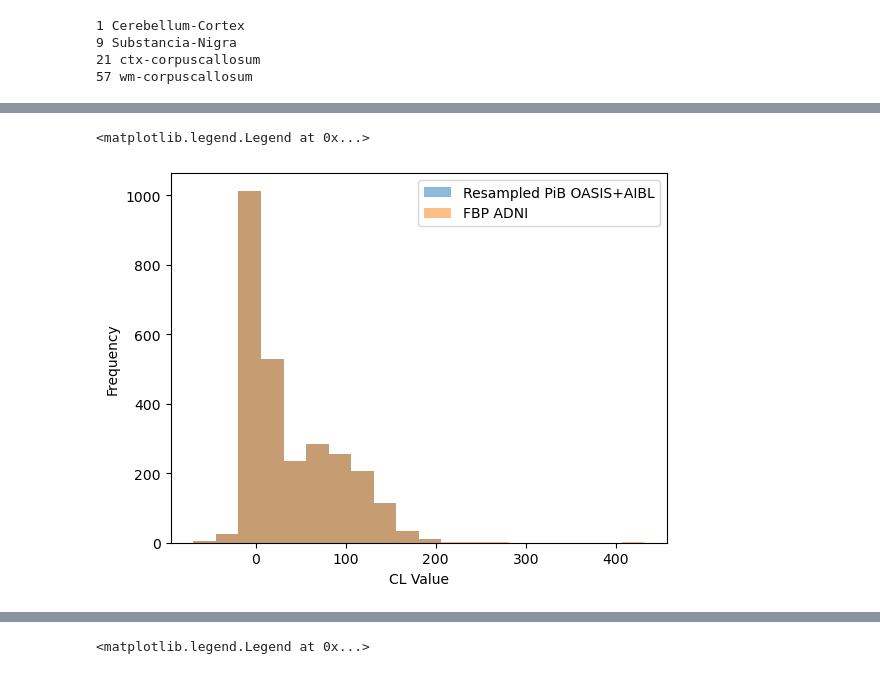
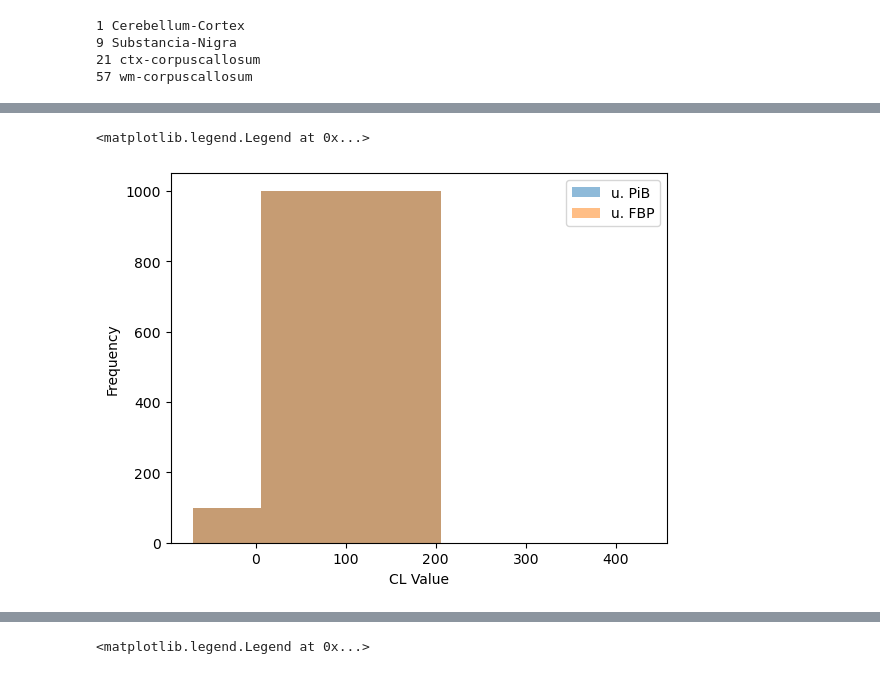
Before and after one commit to SoloChe/PET_cycleGAN, a Jupyter notebook: PET_data_check.ipynb, the cells around one changed output, grey strips where cells are left out. Drawn from its saved outputs; the diff is of its cells as text; code cells hidden in the pictures.

```diff
--- a/PET_data_check.ipynb
+++ b/PET_data_check.ipynb
@@ -114,3 +111,19 @@ uFBP_CL = uFBP_CL['CL']
+# %%
+# merge uPiB1 and uPiB2
+uPiB_df = pd.concat([uPiB1_df, uPiB2_df, uPiB3_df, uPiB4_df, uPiB5_df], axis=0)
+uPiB_df_RSF = pd.concat([uPiB1_df_RSF, uPiB2_df_RSF, uPiB3_df_RSF, uPiB4_df_RSF, uPiB5_df_RSF], axis=0)
+
+uPiB_CL = pd.concat([uPiB1_CL['CL'], uPiB2_CL['CL'], uPiB3_CL['CL'], uPiB4_CL['CL'], uPiB5_CL['CL']], axis=0)
+
+# uPiB_df = pd.concat([uPiB1_df, uPiB2_df], axis=0)
+# uPiB_CL = pd.concat([uPiB1_CL['CL'], uPiB2_CL['CL']], axis=0)
+
+# uPiB_df = pd.concat([uPiB3_df, uPiB4_df], axis=0)
+# uPiB_CL = pd.concat([uPiB3_CL['CL'], uPiB4_CL['CL']], axis=0)
+
+uFBP_CL = uFBP_CL['CL']
+pPiB_CL = pCL['PIB_CL']
+pFBP_CL = pCL['FBP_CL']
 # %%
 # alignment check
 for i, j in zip(list(uPiB_df.columns), list(uFBP_df.columns)):
@@ -178,55 +208,70 @@ def distribution_matching(sequence1, sequence2, hist1, hist2, bin_edges):
                 indices = np.random.choice(bin_indices2, count1-count2, replace=True)
                 resampled_sequence2.extend(sequence2[indices])
                 resampled_indices2.extend(indices)
             elif count2 > count1:
                 indices = np.random.choice(bin_indices1, count2-count1, replace=True)
                 resampled_sequence1.extend(sequence1[indices])
                 resampled_indices1.extend(indices)
     return np.array(resampled_indices1), np.array(resampled_indices2)
 
 # resample 500 for each bin
-def resample_to_n(sequence1, sequence2, hist1, hist2, bin_edges, n):
+def resample_to_n(sequence1, sequence2, hist1, hist2, bin_edges, n1, n2):
     resampled_sequence1 = []
     resampled_indices1 = []
     resampled_sequence2 = []
     resampled_indices2 = []
     for count1, count2, (start, end) in zip(hist1, hist2, zip(bin_edges[:-1], bin_edges[1:])):
-        if count1 > 0 and count2 > 0:
-            bin_indices1 = np.where((sequence1 >= start) & (sequence1 < end))[0]
-            bin_indices2 = np.where((sequence2 >= start) & (sequence2 < end))[0]
 
-            indices = np.random.choice(bin_indices2, n, replace=True)
-            resampled_sequence2.extend(sequence2[indices])
-            resampled_indices2.extend(indices)
+            if count1 > 0 and count2 > 0:
+                bin_indices1 = np.where((sequence1 >= start) & (sequence1 < end))[0]
+                bin_indices2 = np.where((sequence2 >= start) & (sequence2 < end))[0]
 
-            indices = np.random.choice(bin_indices1, n, replace=True)
-            resampled_sequence1.extend(sequence1[indices])
-            resampled_indices1.extend(indices)
+                if start > 0:
+                    indices1 = np.random.choice(bin_indices1, n1, replace=True)
+                    indices2 = np.random.choice(bin_indices2, n1, replace=True)
+                else:
+                    indices1 = np.random.choice(bin_indices1, n2, replace=True)
+                    indices2 = np.random.choice(bin_indices2, n2, replace=True)
+                resampled_sequence1.extend(sequence1[indices1])
+                resampled_indices1.extend(indices1)
+                resampled_sequence2.extend(sequence2[indices2])
+                resampled_indices2.extend(indices2)
     return np.array(resampled_indices1), np.array(resampled_indices2)
 
 
 
-idx_PiB, idx_FBP = distribution_matching(uPiB_CL, uFBP_CL, hist1, hist2, bin_edges1)
-uPiB_CL_resampled = uPiB_CL[idx_PiB]
-uPiB_resampled = np.concatenate([uPiB_CL, uPiB_CL_resampled], axis=0)
-if len(idx_FBP) > 0:
-    uFBP_CL_resampled = uFBP_CL[idx_FBP]
-    uFBP_resampled = np.concatenate([uFBP_CL, uFBP_CL_resampled], axis=0)
-else:
-    uFBP_resampled = uFBP_CL
+# idx_PiB, idx_FBP = distribution_matching(uPiB_CL, uFBP_CL, hist1, hist2, bin_edges1)
+# uPiB_CL_resampled = uPiB_CL[idx_PiB]
+# uPiB_resampled = np.concatenate([uPiB_CL, uPiB_CL_resampled], axis=0)
+
+# if len(idx_FBP) > 0:
+#     uFBP_CL_resampled = uFBP_CL[idx_FBP]
+#     uFBP_resampled = np.concatenate([uFBP_CL, uFBP_CL_resampled], axis=0)
+# else:
+#     uFBP_resampled = uFBP_CL
 
 
-# idx_PiB, idx_FBP = resample_to_n(uPiB_CL, uFBP_CL, hist1, hist2, bin_edges1, 500)
-# uPiB_CL_resampled = uPiB_CL[idx_PiB]
-# uFBP_CL_resampled = uFBP_CL[idx_FBP]
+idx_PiB, idx_FBP = resample_to_n(uPiB_CL, uFBP_CL, hist1, hist2, bin_edges1, 1000, 100)
+uPiB_resampled = uPiB_CL[idx_PiB]
+uFBP_resampled = uFBP_CL[idx_FBP]
 
 # # Plot the resampled histograms
-plt.hist(uPiB_resampled, bins=bins, alpha=0.5, label='Resampled PiB OASIS+AIBL')
-plt.hist(uFBP_resampled, bins=bins, alpha=0.5, label='FBP ADNI')
+plt.figure()
+plt.hist(uPiB_resampled, bins=bins, alpha=0.5, label='u. PiB')
+plt.hist(uFBP_resampled, bins=bins, alpha=0.5, label='u. FBP')
 plt.xlabel('CL Value')
 plt.ylabel('Frequency')
 plt.legend()
-# plt.savefig('CL_resampled.png')
+
+plt.figure()
+plt.hist(uPiB_CL, bins=bins, alpha=0.5, label='u. PiB')
+plt.hist(uFBP_CL, bins=bins, alpha=0.5, label='u. FBP')
+plt.legend()
+
+plt.figure()
+plt.hist(pPiB_CL, bins=bins, alpha=0.5, label='p. PiB')
+plt.hist(pFBP_CL, bins=bins, alpha=0.5, label='p. FBP')
+plt.legend()
 # %% [output]
 <matplotlib.legend.Legend at 0x...>
-[figure, old version]
+[figure, new version]
```
Also changed, not shown: parts of 20 cells of this notebook, 6 other files.
